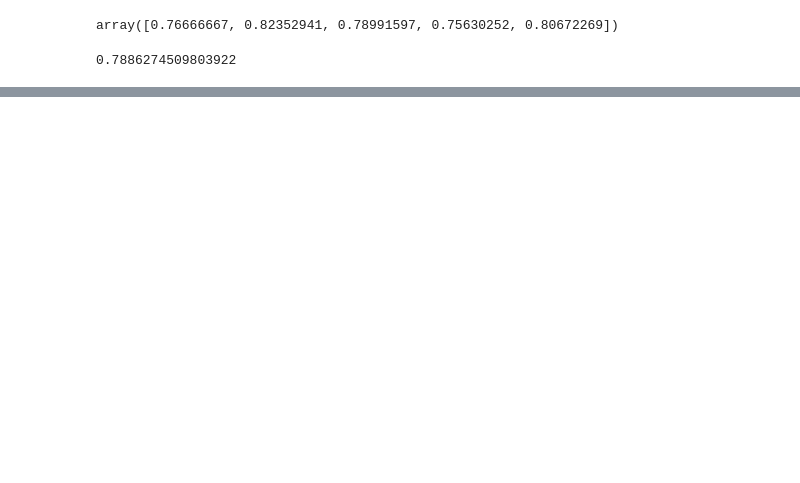
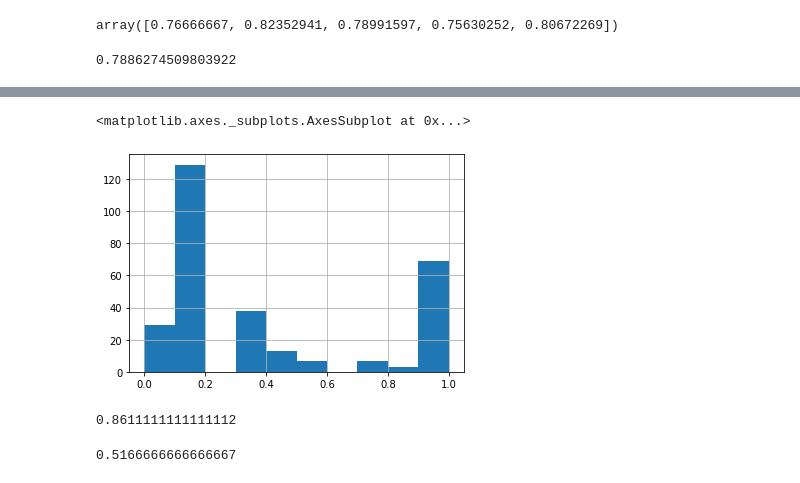
Before and after one commit to mtovts/Introduction-to-DS-and-ML, a Jupyter notebook: 2.3-2.5-titanic-disaster.ipynb, the cells around one changed output, grey strips where cells are left out. Saved outputs shown, nothing was run; the diff lists cells and outputs as text; code cells hidden in the pictures; blank space fills up the shorter version.

```diff
--- a/2.3-2.5-titanic-disaster.ipynb
+++ b/2.3-2.5-titanic-disaster.ipynb
@@ -675,0 +574,6 @@ from sklearn.metrics import precision_score
+# %%
+clf = tree.DecisionTreeClassifier() # создаим классификатор без параметров
+parametrs = {'criterion':['gini', 'entropy'], 'max_depth': range(1, 30)}
+
+grid_search_cv_clf = GridSearchCV(clf, parametrs, cv=5)
+# принимает классификатор, словарь с параметрами и характеристики кросс-валидации
@@ -675,0 +601,2 @@ from sklearn.metrics import precision_score
+# %%
+grid_search_cv_clf.fit(X_train, y_train)
@@ -675,0 +628,3 @@ from sklearn.metrics import precision_score
+# %%
+best_clf = grid_search_cv_clf.best_estimator_
+best_clf
@@ -675,0 +656,4 @@ from sklearn.metrics import precision_score
+# %%
+y_pred # хранит значение класса. Но ведь мы хотели предсказать вероятность класса? По умолчанию, порог отнесения к классу - 0.5
+y_predicted_prob = best_clf.predict_proba(X_test)
+y_predicted_prob
@@ -675,0 +680,5 @@ from sklearn.metrics import precision_score
+# %%
+pd.Series(y_predicted_prob[:, 1]).hist() # Более 60 человек точно выживут
+# %% [output]
+<matplotlib.axes._subplots.AxesSubplot at 0x...>
+[figure, added]
@@ -675,0 +688,8 @@ from sklearn.metrics import precision_score
+# %%
+precision_score(y_test, y_pred) # чем выше порог тем выше точность
+# %% [output]
+0.8611111111111112
+# %%
+recall_score(y_test, y_pred) # чем ниже порог, тем выше полнота
+# %% [output]
+0.5166666666666667
```
Also changed, not shown: parts of 43 cells of this notebook.
